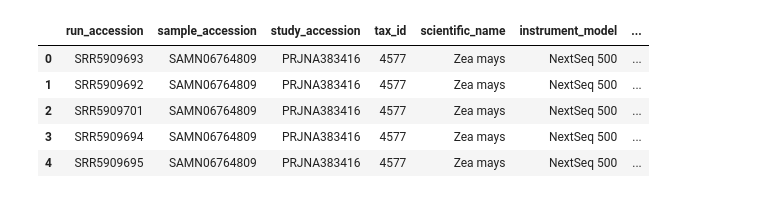
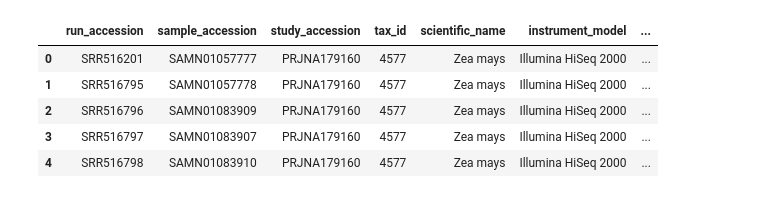
Before and after one commit to eporetsky/bioinformatics-repo, a Jupyter notebook: snakemake/kmers/kmc_merge.ipynb, the cells around one changed output. Cells and saved outputs as stored; diff of their text form; code cells hidden in the pictures.

```diff
--- a/snakemake/kmers/kmc_merge.ipynb
+++ b/snakemake/kmers/kmc_merge.ipynb
@@ -7,15 +7,20 @@ from datatable import dt, fread
 # With python v>3.9 need to install datatable from source for the time being
 # pip install git+https://github.com/h2oai/datatable
 # %%
-annot = pd.read_csv("PRJNA383416_extracted_condition_genotype_selected.csv")
+#annot = pd.read_csv("PRJNA383416_extracted_condition_genotype_selected.csv")
+
+# IBM RNA-seq samples
+annot = pd.read_csv("PRJNA123456_edited.csv")
+annot.rename(columns = {'run_alias':'genotype'}, inplace = True)
+
 annot.head()
 # %% [output]
 |  | run_accession | sample_accession | study_accession | tax_id | scientific_name | instrument_model | ... |
-| 0 | SRR5909693 | SAMN06764809 | PRJNA383416 | 4577 | Zea mays | NextSeq 500 | ... |
-| 1 | SRR5909692 | SAMN06764809 | PRJNA383416 | 4577 | Zea mays | NextSeq 500 | ... |
-| 2 | SRR5909701 | SAMN06764809 | PRJNA383416 | 4577 | Zea mays | NextSeq 500 | ... |
-| 3 | SRR5909694 | SAMN06764809 | PRJNA383416 | 4577 | Zea mays | NextSeq 500 | ... |
-| 4 | SRR5909695 | SAMN06764809 | PRJNA383416 | 4577 | Zea mays | NextSeq 500 | ... |
+| 0 | SRR516201 | SAMN01057777 | PRJNA179160 | 4577 | Zea mays | Illumina HiSeq 2000 | ... |
+| 1 | SRR516795 | SAMN01057778 | PRJNA179160 | 4577 | Zea mays | Illumina HiSeq 2000 | ... |
+| 2 | SRR516796 | SAMN01083909 | PRJNA179160 | 4577 | Zea mays | Illumina HiSeq 2000 | ... |
+| 3 | SRR516797 | SAMN01083907 | PRJNA179160 | 4577 | Zea mays | Illumina HiSeq 2000 | ... |
+| 4 | SRR516798 | SAMN01083910 | PRJNA179160 | 4577 | Zea mays | Illumina HiSeq 2000 | ... |
 # %%
 try:
     os.mkdir("ramdisk/geno_kmers")
```
Also changed, not shown: parts of 12 cells of this notebook.
